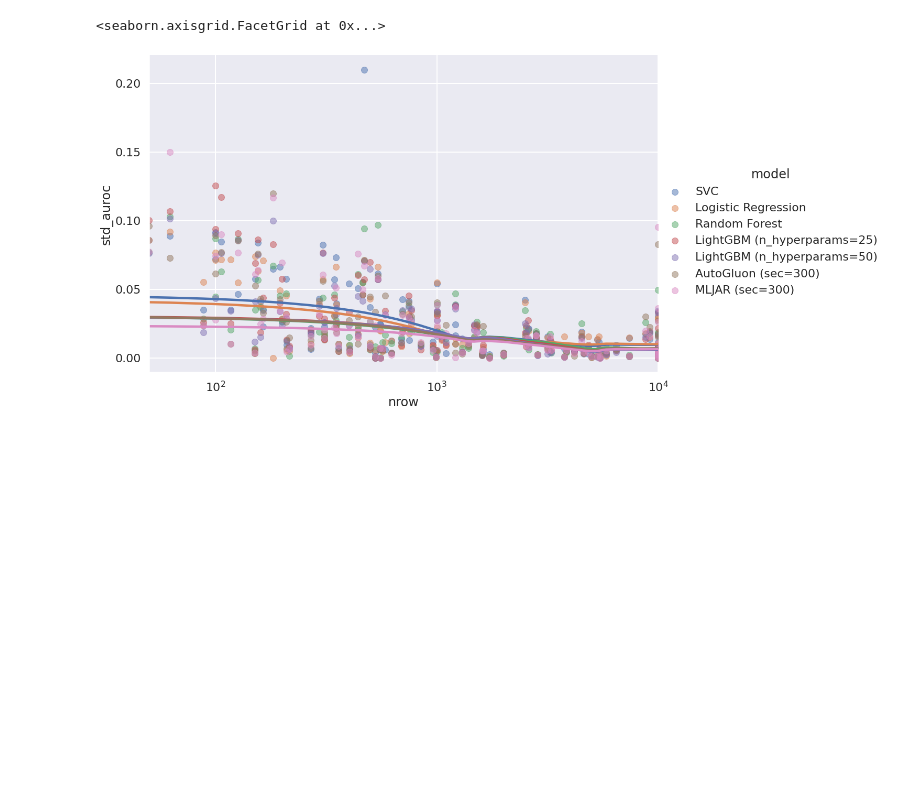
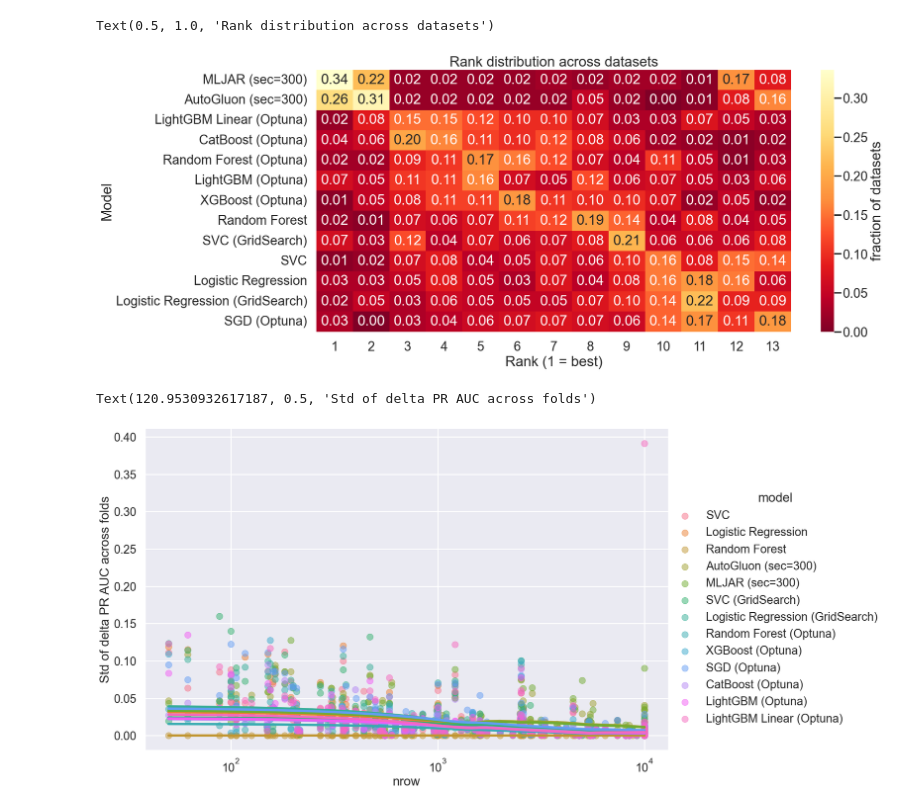
Before and after one commit to firefly1248/SmallDataBenchmarks, a Jupyter notebook: figures.ipynb, the cells around one changed output. Cells and saved outputs as stored; diff of their text form; code cells hidden in the pictures; blank space fills up the shorter version.

```diff
--- a/figures.ipynb
+++ b/figures.ipynb
@@ -57,0 +11,12 @@ results_df['dataset'] = results_df.index
+# %%
+svc_results, log_reg_results, random_forest_results, evaluated_datasets, baseline_times = joblib.load('results/compare_baseline_models.joblib')
+
+database = pd.read_json('database.json').T
+database.loc[:, 'nrow'] = np.minimum(10000, database['nrow'])
+
+autogluon_results, autogluon_times = joblib.load('results/autogluon_sec_300.joblib')
+mljar_results, mljar_times = joblib.load('results/mljar_sec_300.joblib')
+# autogluon/mljar were run on an earlier version of the dataset list
+automl_datasets = evaluated_datasets[:len(autogluon_results)]
+
+optuna_results, optuna_times, optuna_datasets = joblib.load('results/optuna_models.joblib')
@@ -168,15 +253,35 @@ g.set(xscale="log")
+# %%
+# Rank heatmap: fraction of datasets each model is rank k
+pivot_full = results_df.pivot_table(index='dataset', columns='model', values='mean_prauc')
+models_by_rank = results_df.groupby('model')['mean_delta'].mean().sort_values(ascending=False).index.tolist()
+rank_pivot_full = pivot_full[models_by_rank].rank(axis=1, ascending=False, method='average')
+n_ds = rank_pivot_full.notna().all(axis=1).sum()
+rank_frac = pd.DataFrame(index=models_by_rank)
+for r in range(1, len(models_by_rank) + 1):
+    rank_frac[r] = (rank_pivot_full == r).sum() / n_ds
+
+fig, ax = plt.subplots(figsize=(18, 8))
+sns.heatmap(rank_frac, annot=True, fmt='.2f', cmap='YlOrRd_r', ax=ax,
+            cbar_kws={'label': 'fraction of datasets'})
+ax.set_xlabel('Rank (1 = best)')
+ax.set_ylabel('Model')
+ax.set_title('Rank distribution across datasets')
+# %% [output]
+Text(0.5, 1.0, 'Rank distribution across datasets')
+[figure, added]
 # %%
-# standard deviation of auroc (across folds) vs number of samples in the data
+# variability of delta (across folds) vs number of samples
 g = sns.lmplot(
     data=results_df,
-    x="nrow", y="std_auroc",
-    hue="model",
+    x='nrow', y='std_delta',
+    hue='model',
     lowess=True,
     height=10,
     aspect=1.6,
     scatter_kws={'alpha': 0.5}
 )
-g.set(xscale="log")
+g.set(xscale='log')
+g.ax.set_ylabel('Std of delta PR AUC across folds')
 # %% [output]
-<seaborn.axisgrid.FacetGrid at 0x...>
+Text(120.9530932617187, 0.5, 'Std of delta PR AUC across folds')
-[figure, old version]
+[figure, new version]
```
Also changed, not shown: parts of 17 cells of this notebook, 44 other files.
